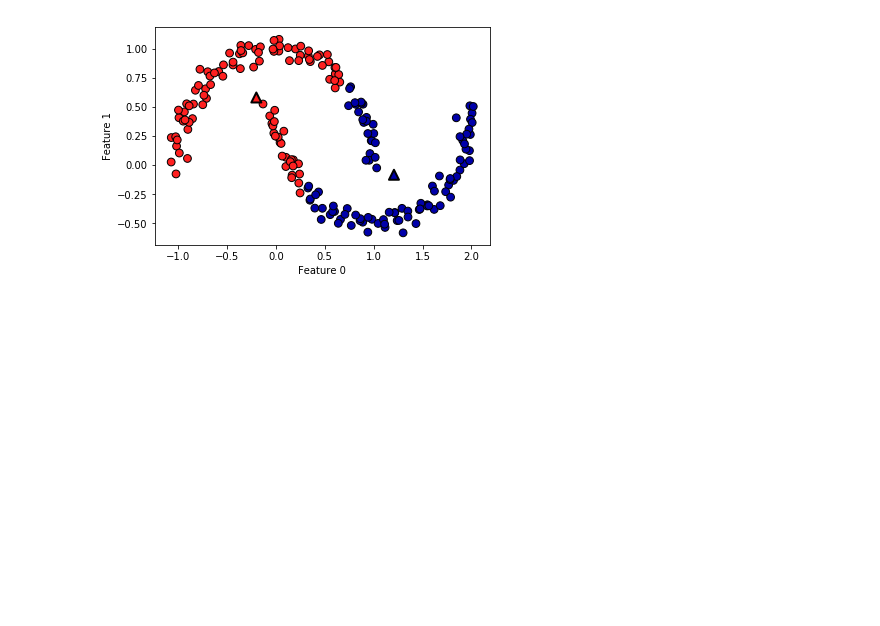
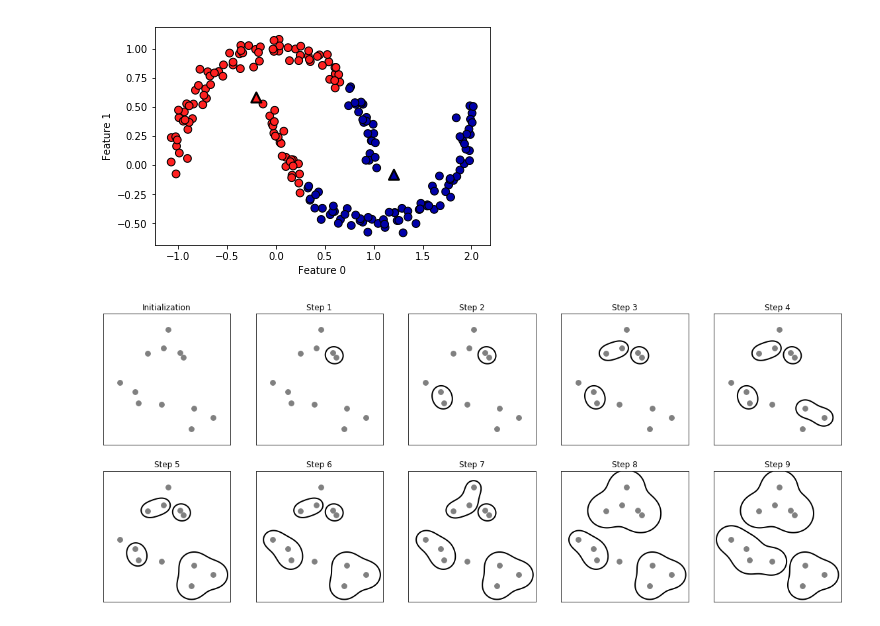
Before and after one commit to wkodate/ml, a Jupyter notebook: introduction_to_ml_with_python/3-unsupervised-learning.ipynb, the cells around one changed output. Cells and saved outputs as stored; diff of their text form; code cells hidden in the pictures; blank space fills up the shorter version.

Commit message:
agglomerative clustering, DBSCAN

```diff
--- a/introduction_to_ml_with_python/3-unsupervised-learning.ipynb
+++ b/introduction_to_ml_with_python/3-unsupervised-learning.ipynb
@@ -361,0 +359,7 @@ Text(0,0.5,'Feature 1')
+# %%
+# 凝集型クラスタリング(agglomerative clustering)
+# ある原則に基づく一連のクラスタリングアルゴリズム
+# クラスタをマージしていく階層型クラスタリング
+mglearn.plots.plot_agglomerative_algorithm()
+# %% [output]
+[figure, added]
```
Also changed, not shown: parts of 3 cells of this notebook.
